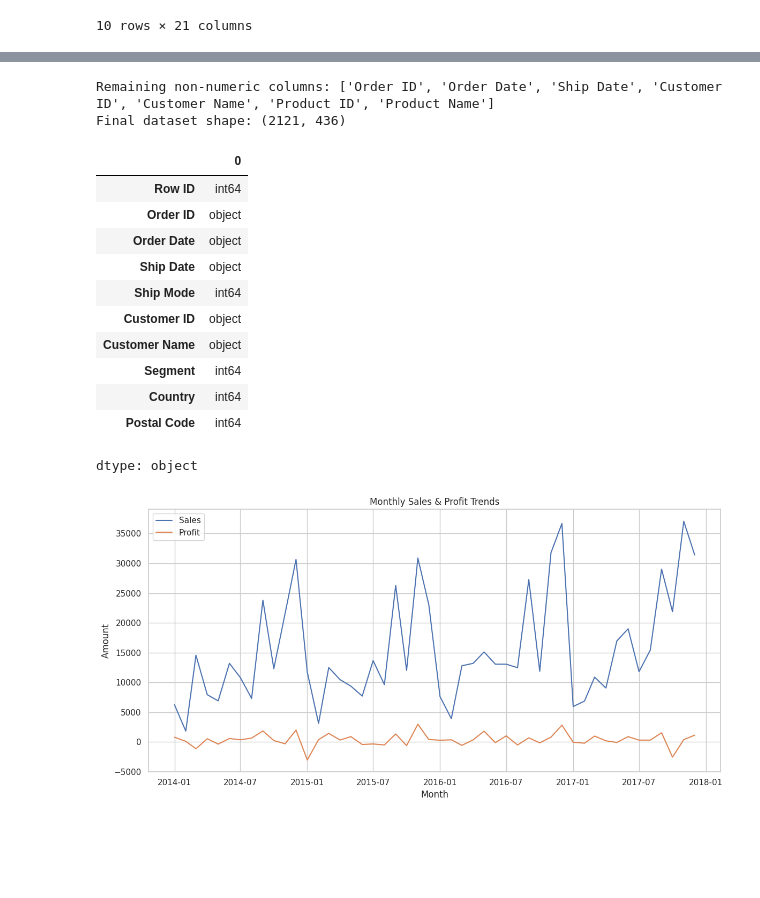
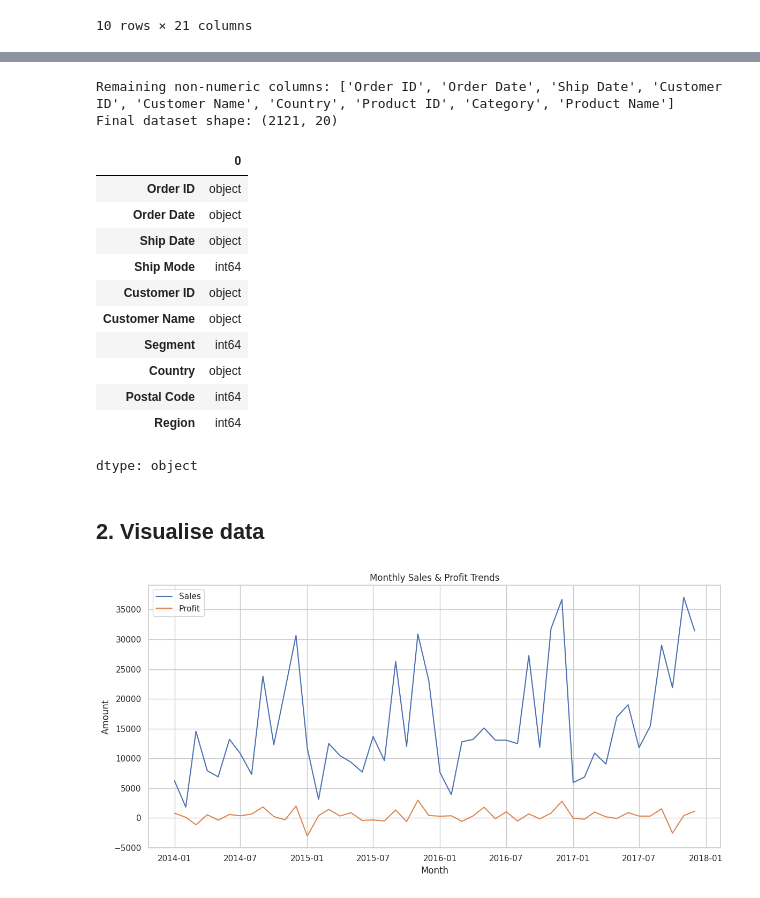
Before and after one commit to Kenchch/Phase-2-Data-Science-FengJiang, a Jupyter notebook: 1. Analysis and Preprocessing/part1-submission.ipynb, the cells around one changed output, grey strips where cells are left out. Saved outputs shown, nothing was run; the diff lists cells and outputs as text; code cells hidden in the pictures; blank space fills up the shorter version.

```diff
--- a/1. Analysis and Preprocessing/part1-submission.ipynb
+++ b/1. Analysis and Preprocessing/part1-submission.ipynb
@@ -63,0 +58,6 @@ statistics
+# %%
+# Safely drop Row ID
+df = df.drop(columns=["Row ID"])
+
+# Display the statistics
+df.describe()
@@ -106,40 +160,39 @@ for col in numeric_cols:
 # Convert non-numeric columns to numeric (with exclusions)
 
 from sklearn.preprocessing import LabelEncoder
 
 # Step 1: Define columns that should NOT be encoded
 exclude_cols = [
-    'Row ID', 'Order ID', 'Customer ID', 'Product ID',
+    'Row ID', 'Order ID', 'Customer ID', 'Product ID', 'Category','Country',
     'Customer Name', 'Product Name', 'Order Date', 'Ship Date', 'Postal Code'
 ]
 
 # Step 2: Identify non-numeric columns
 non_numeric_cols = df.select_dtypes(include=['object']).columns
 
 # Step 3: Filter non-numeric columns for those that should be encoded
 encode_candidates = [col for col in non_numeric_cols if col not in exclude_cols]
 
 # Step 4: Separate those suitable for Label Encoding (low cardinality)
 label_encodable = [col for col in encode_candidates if df[col].nunique() <= 10]
 
 # Step 5: Apply Label Encoding to binary or low-cardinality categorical columns
 le = LabelEncoder()
 for col in label_encodable:
     df[col] = le.fit_transform(df[col])
 
 # Step 6: One-hot encode high-cardinality columns (excluding already label-encoded)
 high_cardinality = [col for col in encode_candidates if col not in label_encodable]
-df = pd.get_dummies(df, columns=high_cardinality, drop_first=True)
+df_converted = pd.get_dummies(df, columns=high_cardinality, drop_first=True)
 
 # Step 7: Check final result
-print("\nRemaining non-numeric columns:", df.select_dtypes(include=['object']).columns.tolist())
+print("\nRemaining non-numeric columns:", df_converted.select_dtypes(include=['object']).columns.tolist())
 print("Final dataset shape:", df.shape)
-df.dtypes.head(10)
+df_converted.dtypes.head(10)
 # %% [output]
-Remaining non-numeric columns: ['Order ID', 'Order Date', 'Ship Date', 'Customer ID', 'Customer Name', 'Product ID', 'Product Name']
-Final dataset shape: (2121, 436)
+Remaining non-numeric columns: ['Order ID', 'Order Date', 'Ship Date', 'Customer ID', 'Customer Name', 'Country', 'Product ID', 'Category', 'Product Name']
+Final dataset shape: (2121, 20)
 |  | 0 |
-| Row ID | int64 |
 | Order ID | object |
 | Order Date | object |
 | Ship Date | object |
@@ -147,7 +200,10 @@ Final dataset shape: (2121, 436)
 | Customer ID | object |
 | Customer Name | object |
 | Segment | int64 |
-| Country | int64 |
+| Country | object |
 | Postal Code | int64 |
+| Region | int64 |
 dtype: object
+# %% [markdown]
+## 2. Visualise data
 # %%
```
Also changed, not shown: parts of 18 cells of this notebook.
